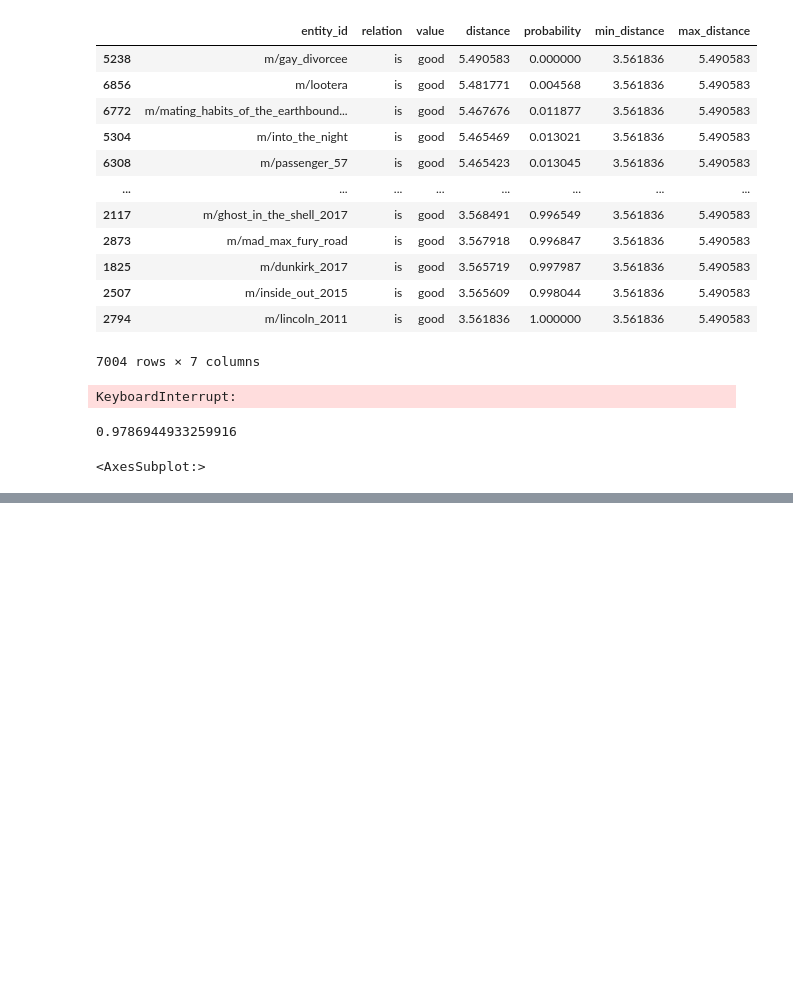
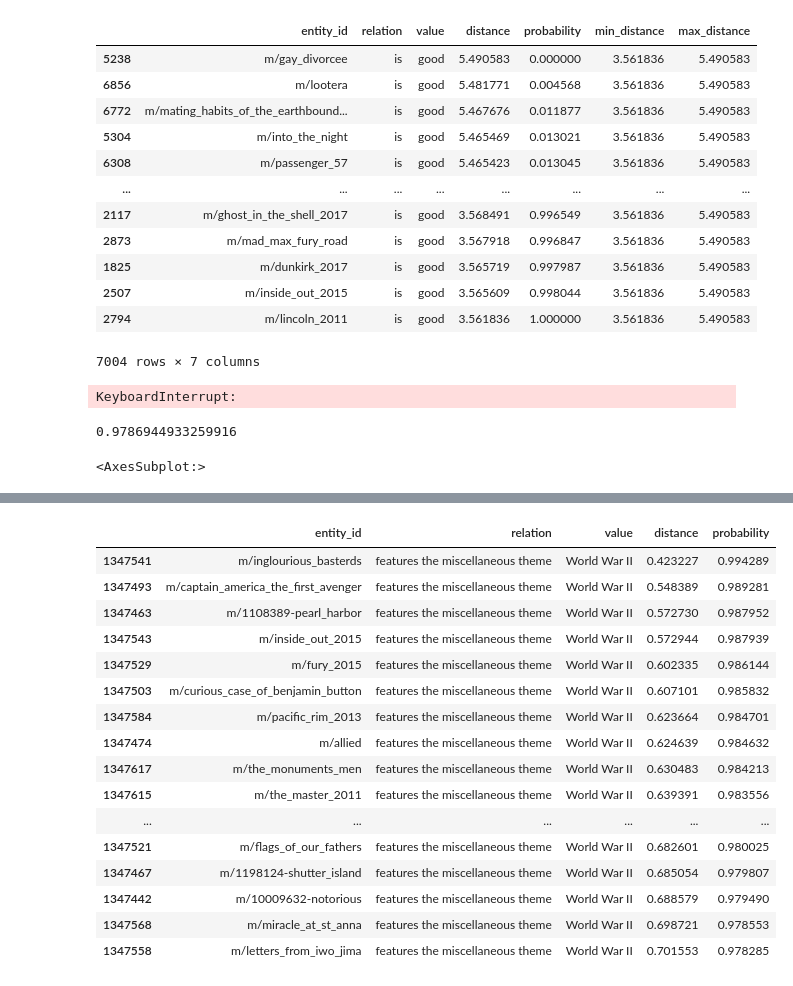
Before and after one commit to tomkpace/blue-ribbon, a Jupyter notebook: fusion.ipynb, the cells around one changed output, grey strips where cells are left out. Drawn from its saved outputs; the diff is of its cells as text; code cells hidden in the pictures; blank space fills up the shorter version.

```diff
--- a/fusion.ipynb
+++ b/fusion.ipynb
@@ -106,0 +328,22 @@ toy = toy[["entity_id", "relation", "value"]]
+# %%
+d = pd.read_csv("data/count_limit_25.csv")
+# %%
+d[d["value"] == "World War II"].sort_values("distance").iloc[:20]
+# %% [output]
+|  | entity_id | relation | value | distance | probability |
+| 1347541 | m/inglourious_basterds | features the miscellaneous theme | World War II | 0.423227 | 0.994289 |
+| 1347493 | m/captain_america_the_first_avenger | features the miscellaneous theme | World War II | 0.548389 | 0.989281 |
+| 1347463 | m/1108389-pearl_harbor | features the miscellaneous theme | World War II | 0.572730 | 0.987952 |
+| 1347543 | m/inside_out_2015 | features the miscellaneous theme | World War II | 0.572944 | 0.987939 |
+| 1347529 | m/fury_2015 | features the miscellaneous theme | World War II | 0.602335 | 0.986144 |
+| 1347503 | m/curious_case_of_benjamin_button | features the miscellaneous theme | World War II | 0.607101 | 0.985832 |
+| 1347584 | m/pacific_rim_2013 | features the miscellaneous theme | World War II | 0.623664 | 0.984701 |
+| 1347474 | m/allied | features the miscellaneous theme | World War II | 0.624639 | 0.984632 |
+| 1347617 | m/the_monuments_men | features the miscellaneous theme | World War II | 0.630483 | 0.984213 |
+| 1347615 | m/the_master_2011 | features the miscellaneous theme | World War II | 0.639391 | 0.983556 |
+| ... | ... | ... | ... | ... | ... |
+| 1347521 | m/flags_of_our_fathers | features the miscellaneous theme | World War II | 0.682601 | 0.980025 |
+| 1347467 | m/1198124-shutter_island | features the miscellaneous theme | World War II | 0.685054 | 0.979807 |
+| 1347442 | m/10009632-notorious | features the miscellaneous theme | World War II | 0.688579 | 0.979490 |
+| 1347568 | m/miracle_at_st_anna | features the miscellaneous theme | World War II | 0.698721 | 0.978553 |
+| 1347558 | m/letters_from_iwo_jima | features the miscellaneous theme | World War II | 0.701553 | 0.978285 |
```
Also changed, not shown: parts of 31 cells of this notebook, 2 other files.
